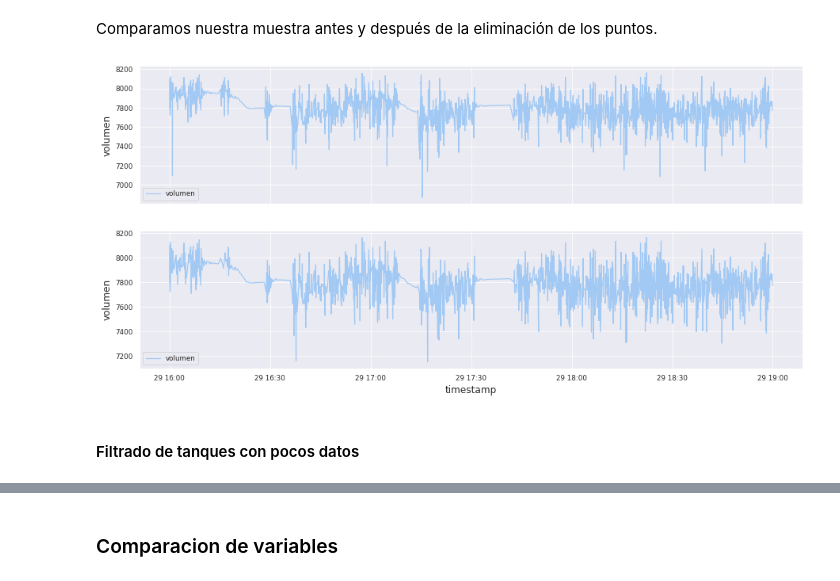
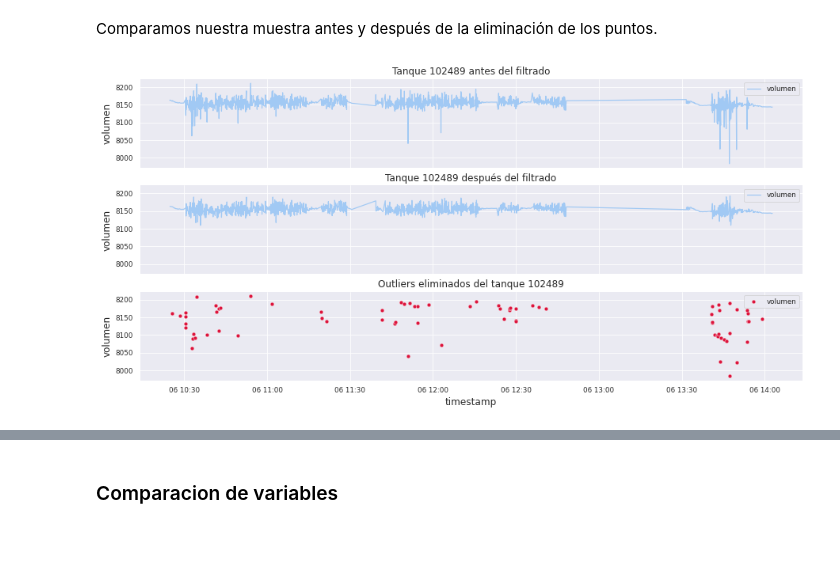
Before and after one commit to danibosch/mentoria-diplo-datos2021, a Jupyter notebook: Cintelink_AyVdD.ipynb, the cells around one changed output, grey strips where cells are left out. Saved outputs shown, nothing was run; the diff lists cells and outputs as text; code cells hidden in the pictures; blank space fills up the shorter version.

```diff
--- a/Cintelink_AyVdD.ipynb
+++ b/Cintelink_AyVdD.ipynb
@@ -244,4 +257,4 @@ cond_4 = df["vbat2"] != 0
 # %%
-df = df[cond_1 & cond_2 & cond_3 & cond_4]
+df = df[cond_1 & cond_2 & cond_3 & cond_4 & ~cond_5]
 len(df)
 # %% [output]
@@ -280,3 +261,0 @@ Límite superior = 34603.90185546875
-# %%
-df = df[df.volumen < max]
-len(df)
@@ -297,3 +261,0 @@ Límite superior = 24353.5927734375
-# %%
-df = df[df.volumen < max_s]
-len(df)
@@ -417,8 +379,9 @@ df['RI_max'] = df['q3'] + 1.5*df['RI']
 # %% [markdown]
 Veamos algún ejemplo en donde se encuentren puntos fuera de estos rangos.
 # %%
-# Tomamos una muestra aleatoria
-point_sample = df.query("volumen < RI_min").sample()
+# Tomamos una muestra sobre uno de los tanques
+# que vimos que tiene bastante ruido
+point_sample = df.query("id_tanque == '102489' and volumen < RI_min").sample()
 
 id_tanque = point_sample.iloc[0]['id_tanque']
 timestamp = point_sample.iloc[0]['timestamp']
@@ -490,23 +453,21 @@ sample_filtered = df.query("""
 # %%
 fig, axes = plt.subplots(3, 1, sharex=True, sharey=True, figsize=(15, 7))
 seaborn.lineplot(
     data=sample, y='volumen', x='timestamp',
     label='volumen', ax=axes[0]
 )
 seaborn.lineplot(
     data=sample_filtered, y='volumen', x='timestamp',
     label='volumen', ax=axes[1]
 )
 seaborn.scatterplot(
     data=sample_outlier, y='volumen', x='timestamp',
-    label='volumen', color='crimsom', ax=axes[2]
+    label='volumen', color='crimson', ax=axes[2]
 )
 axes[0].set_title(f'Tanque {id_tanque} antes del filtrado')
 axes[1].set_title(f'Tanque {id_tanque} después del filtrado')
 axes[2].set_title(f'Outliers eliminados del tanque {id_tanque}')
 plt.ticklabel_format(style='plain', axis='y')
 seaborn.despine()
 # %% [output]
-[figure, old version]
+[figure, new version]
-# %% [markdown]
-#### Filtrado de tanques con pocos datos
```
Also changed, not shown: parts of 266 cells of this notebook.
